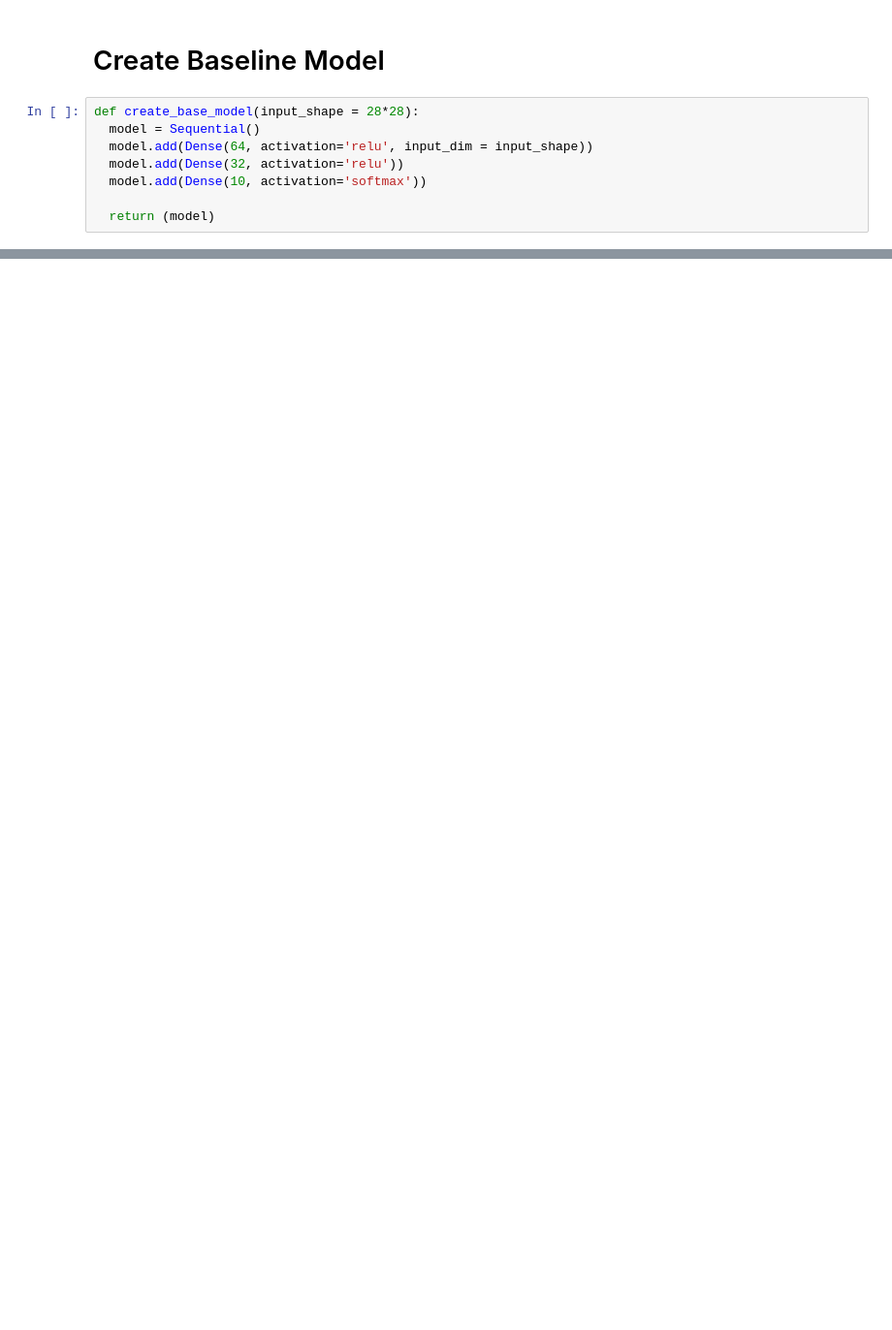
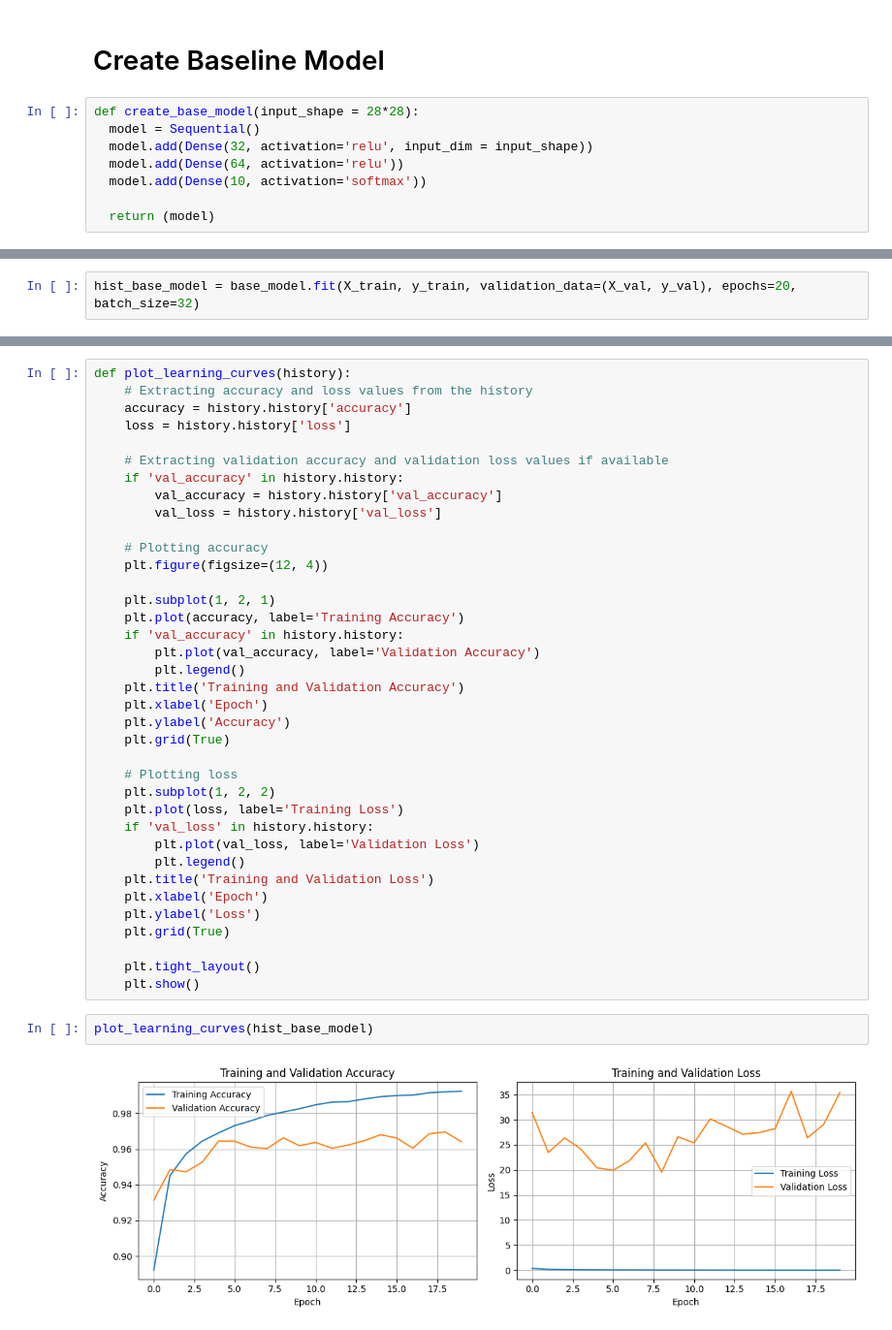
Before and after one commit to Hamza-Ali0237/MNIST-Classification-TensorFlow-Keras, a Jupyter notebook: MNIST_Classification.ipynb, the cells around one changed output, grey strips where cells are left out. Shown at 97% size. Cells and saved outputs as stored; diff of their text form; blank space fills up the shorter version.

Commit message:
Trained the model (Result: Underfitting)

```diff
--- a/MNIST_Classification.ipynb
+++ b/MNIST_Classification.ipynb
@@ -66,8 +85,8 @@ X_test = X_test / 255
 # %%
 def create_base_model(input_shape = 28*28):
   model = Sequential()
-  model.add(Dense(64, activation='relu', input_dim = input_shape))
-  model.add(Dense(32, activation='relu'))
+  model.add(Dense(32, activation='relu', input_dim = input_shape))
+  model.add(Dense(64, activation='relu'))
   model.add(Dense(10, activation='softmax'))
 
   return (model)
@@ -98,3 +117,5 @@ Trainable params: 52650 (205.66 KB)
 Non-trainable params: 0 (0.00 Byte)
 _________________________________________________________________
 None
+# %%
+hist_base_model = base_model.fit(X_train, y_train, validation_data=(X_val, y_val), epochs=20, batch_size=32)
@@ -100,0 +142,41 @@ None
+# %%
+def plot_learning_curves(history):
+    # Extracting accuracy and loss values from the history
+    accuracy = history.history['accuracy']
+    loss = history.history['loss']
+
+    # Extracting validation accuracy and validation loss values if available
+    if 'val_accuracy' in history.history:
+        val_accuracy = history.history['val_accuracy']
+        val_loss = history.history['val_loss']
+
+    # Plotting accuracy
+    plt.figure(figsize=(12, 4))
+
+    plt.subplot(1, 2, 1)
+    plt.plot(accuracy, label='Training Accuracy')
+    if 'val_accuracy' in history.history:
+        plt.plot(val_accuracy, label='Validation Accuracy')
+        plt.legend()
+    plt.title('Training and Validation Accuracy')
+    plt.xlabel('Epoch')
+    plt.ylabel('Accuracy')
+    plt.grid(True)
+
+    # Plotting loss
+    plt.subplot(1, 2, 2)
+    plt.plot(loss, label='Training Loss')
+    if 'val_loss' in history.history:
+        plt.plot(val_loss, label='Validation Loss')
+        plt.legend()
+    plt.title('Training and Validation Loss')
+    plt.xlabel('Epoch')
+    plt.ylabel('Loss')
+    plt.grid(True)
+
+    plt.tight_layout()
+    plt.show()
+# %%
+plot_learning_curves(hist_base_model)
+# %% [output]
+[figure, added]
```
Also changed, not shown: parts of 14 cells of this notebook.
